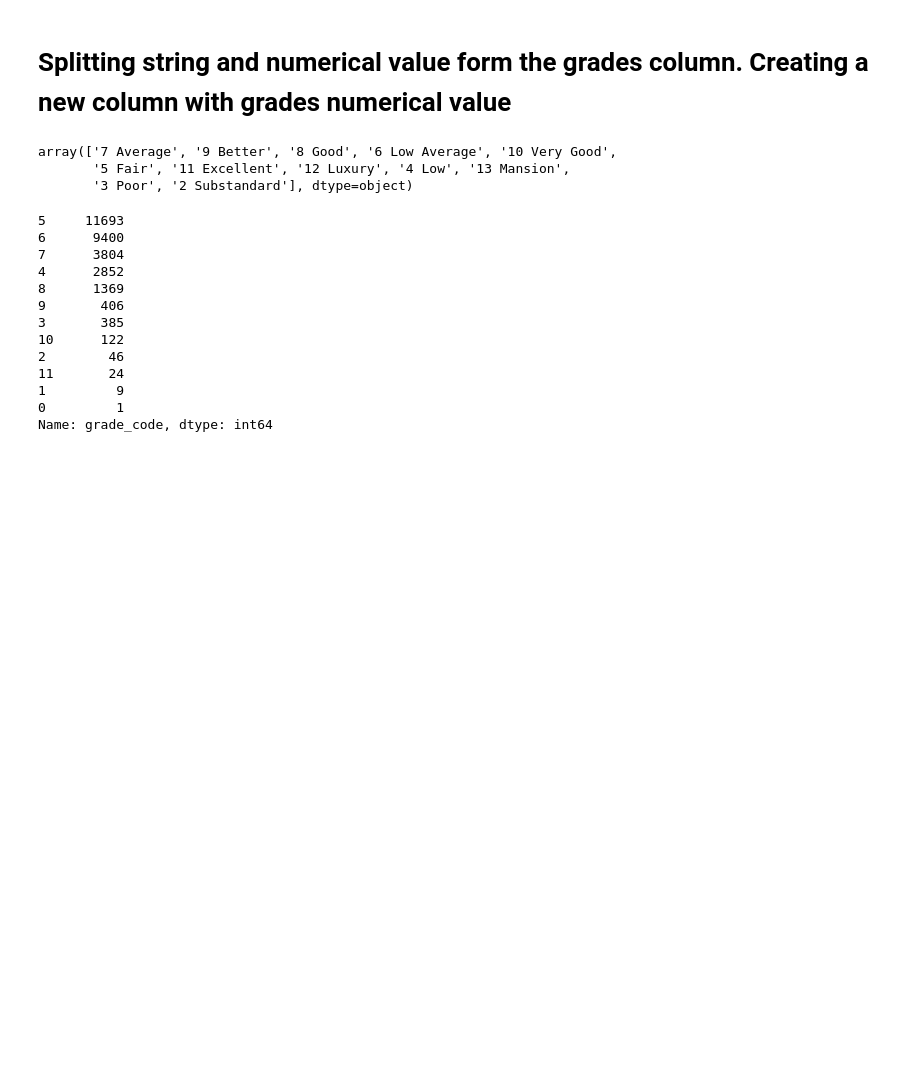
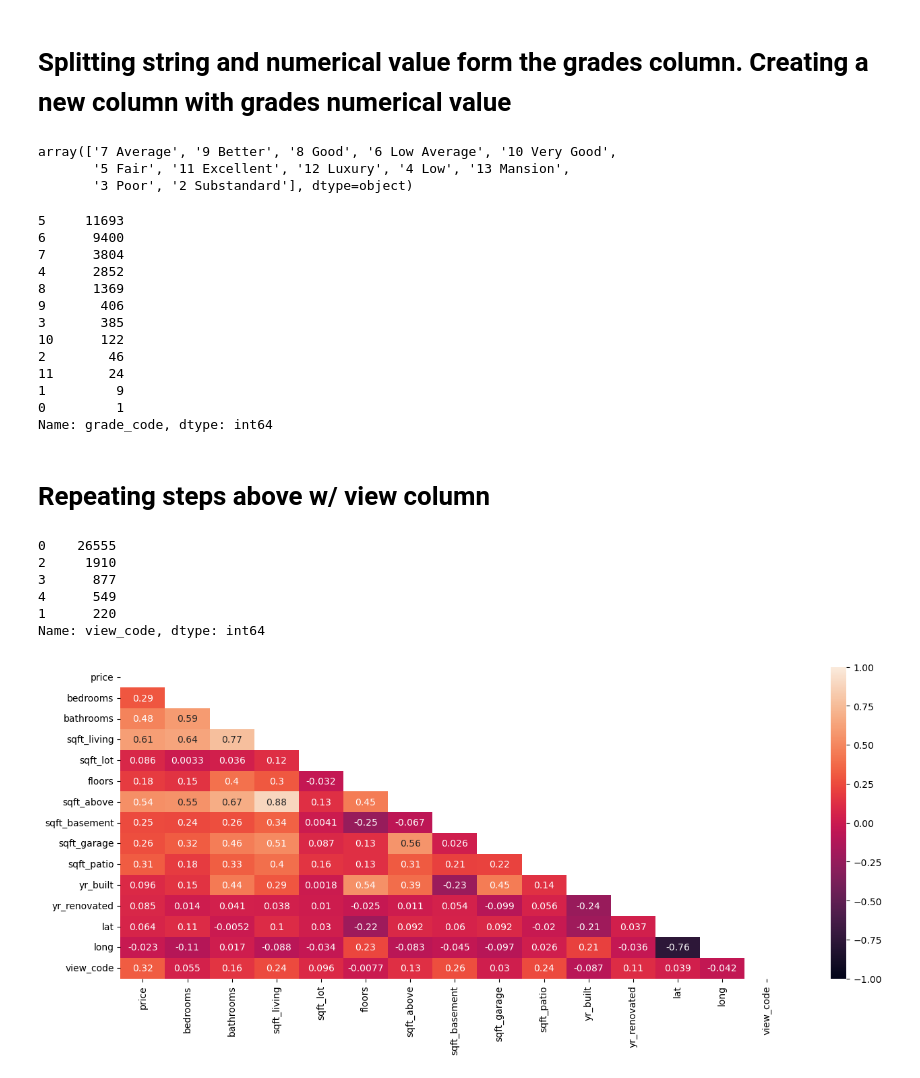
Before and after one commit to Kellyajara/RealEstate-Classification, a Jupyter notebook: Project Notebook .ipynb, the cells around one changed output. Saved outputs shown, nothing was run; the diff lists cells and outputs as text; code cells hidden in the pictures; blank space fills up the shorter version.

```diff
--- a/Project Notebook .ipynb
+++ b/Project Notebook .ipynb
@@ -185,3 +185,26 @@ housing_df["grade_code"].value_counts()
 1         9
 0         1
 Name: grade_code, dtype: int64
+# %% [markdown]
+# Repeating steps above w/ view column
+# %%
+housing_df["view_code"] = housing_df["view"].astype('category')
+categories2 = ["NONE","FAIR","AVERAGE","GOOD","EXCELLENT"]
+housing_df["view_code"] = housing_df["view_code"].cat.reorder_categories(categories2)
+housing_df["view_code"] = housing_df["view_code"].cat.codes
+housing_df["view_code"].value_counts()
+# %% [output]
+0    26555
+2     1910
+3      877
+4      549
+1      220
+Name: view_code, dtype: int64
+# %%
+housing_data = housing_data.drop(columns = ["id","date","condition","grade","grade_str","waterfront","view"], axis=1)
+# %%
+plt.figure(figsize=(16, 6))
+mask = np.triu(np.ones_like(housing_data.corr(), dtype=np.bool))
+heatmap = sns.heatmap(housing_data.corr(), mask=mask, vmin=-1, vmax=1, annot=True)
+# %% [output]
+[figure, added]
```
